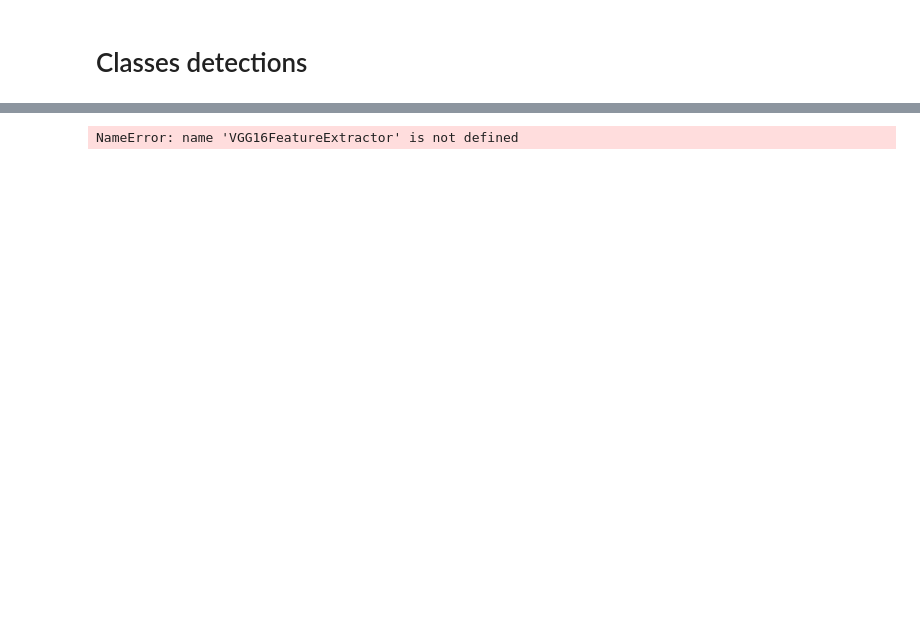
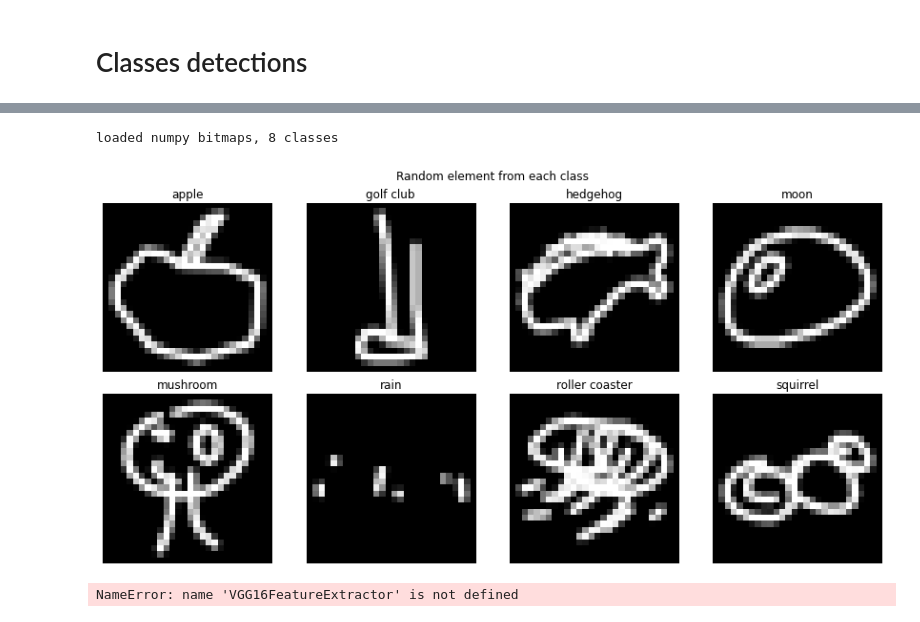
Before and after one commit to MightyCode/enseirb-s9-doodle-computer-vision, a Jupyter notebook: class_detection.ipynb, the cells around one changed output, grey strips where cells are left out. Saved outputs shown, nothing was run; the diff lists cells and outputs as text; code cells hidden in the pictures; blank space fills up the shorter version.

Commit message:
update requirement and created a cell to plot images from each class

```diff
--- a/class_detection.ipynb
+++ b/class_detection.ipynb
@@ -34,3 +30,43 @@ nb_classes = len(classes)
+# %%
+WIDTH, HEIGHT = 28, 28
+EPOCHS = 20
+
+resources_folder = 'resources'
+
+classes = ['apple', 'golf club', 'hedgehog', 'moon', 'mushroom', 'rain', 'roller coaster', 'squirrel']
+nb_classes = len(classes)
+
+data = [np.load(os.path.join(resources_folder, 'full_numpy_bitmap_'+class_name+'.npy')) for class_name in classes]
+print(f'loaded numpy bitmaps, {nb_classes} classes')
+# %% [output]
+loaded numpy bitmaps, 8 classes
+# %%
+to_plot = []
+
+for class_data in data:
+    array = random.choice(class_data).reshape(WIDTH, HEIGHT)
+    to_plot.append(array)
+
+num_cols = 4
+num_rows = 2
+
+fig, axes = plt.subplots(num_rows, num_cols, figsize=(12, 6))
+
+for i in range(nb_classes):
+    row_index = i // num_cols
+    col_index = i % num_cols
+    axes[row_index, col_index].imshow(to_plot[i], cmap='gray')
+    axes[row_index, col_index].axis('off')
+    axes[row_index, col_index].set_title(classes[i])
+
+plt.tight_layout()
+plt.suptitle('Random element from each class')
+
+plt.subplots_adjust(top=0.9)
+
+plt.show()
+# %% [output]
+[figure, added]
 # %%
 class CustomDataset(Dataset):
     def __init__(self, dir: str, width: int=128, height: int=128):
```
Also changed, not shown: parts of 3 cells of this notebook, 1 other file.
